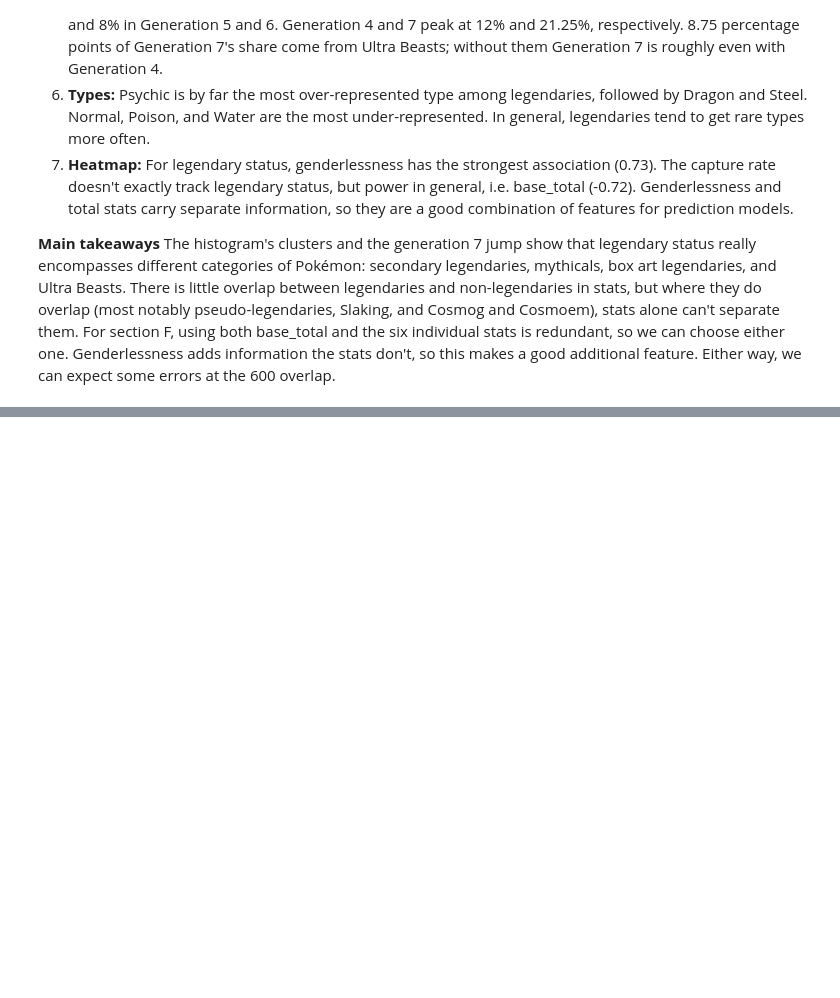
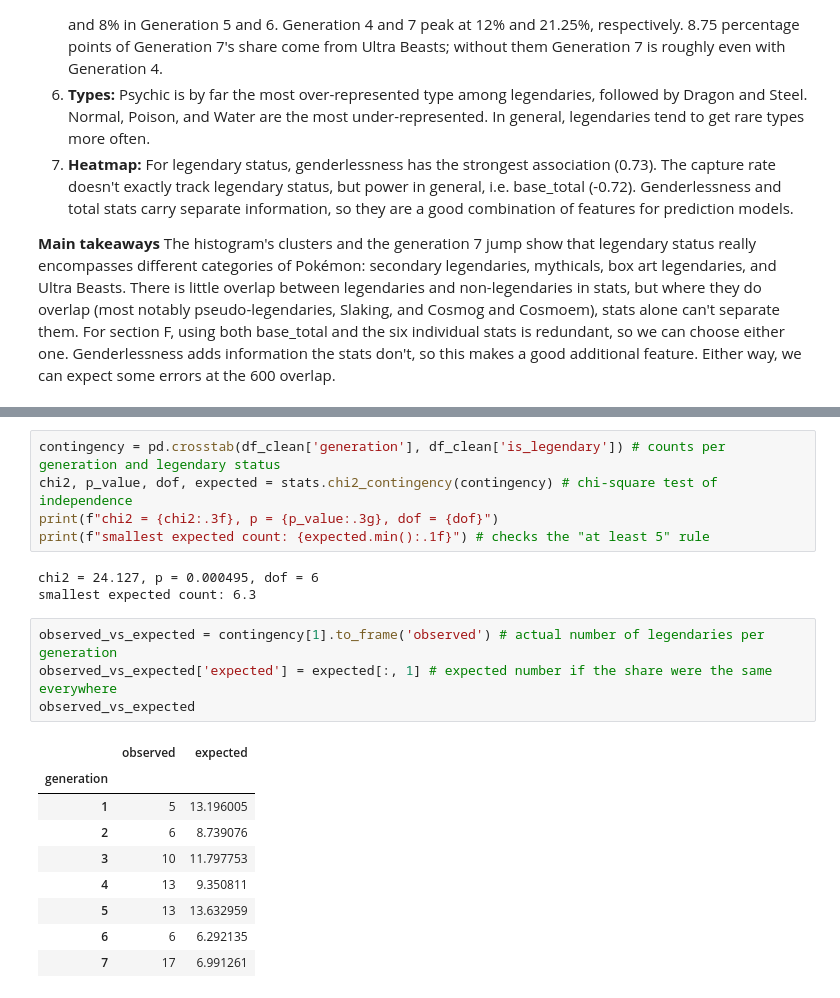
Before and after one commit to mhase27/dcs211_final_project, a Jupyter notebook: pokemon_analysis.ipynb, the cells around one changed output, grey strips where cells are left out. Cells and saved outputs as stored; diff of their text form; blank space fills up the shorter version.

```diff
--- a/pokemon_analysis.ipynb
+++ b/pokemon_analysis.ipynb
@@ -977,0 +1016,22 @@ For section F, using both base_total and the six individual stats is redundant,
+# %%
+contingency = pd.crosstab(df_clean['generation'], df_clean['is_legendary']) # counts per generation and legendary status
+chi2, p_value, dof, expected = stats.chi2_contingency(contingency) # chi-square test of independence
+print(f"chi2 = {chi2:.3f}, p = {p_value:.3g}, dof = {dof}")
+print(f"smallest expected count: {expected.min():.1f}") # checks the "at least 5" rule
+# %% [output]
+chi2 = 24.127, p = 0.000495, dof = 6
+smallest expected count: 6.3
+# %%
+observed_vs_expected = contingency[1].to_frame('observed') # actual number of legendaries per generation
+observed_vs_expected['expected'] = expected[:, 1] # expected number if the share were the same everywhere
+observed_vs_expected
+# %% [output]
+|  | observed | expected |
+| generation |  |  |
+| 1 | 5 | 13.196005 |
+| 2 | 6 | 8.739076 |
+| 3 | 10 | 11.797753 |
+| 4 | 13 | 9.350811 |
+| 5 | 13 | 13.632959 |
+| 6 | 6 | 6.292135 |
+| 7 | 17 | 6.991261 |
```
Also changed, not shown: parts of 10 cells of this notebook.
